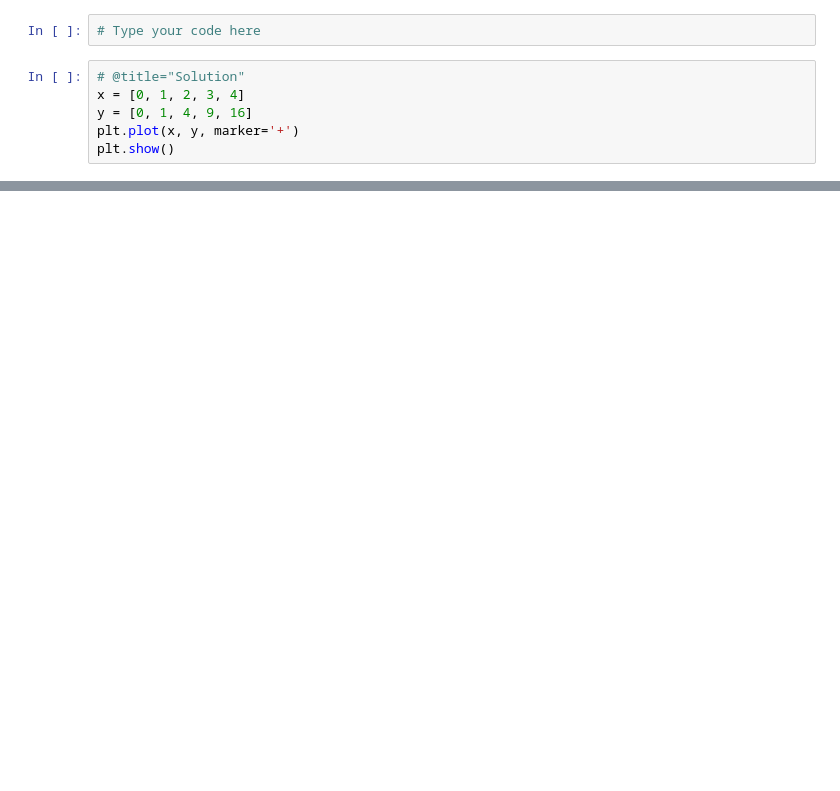
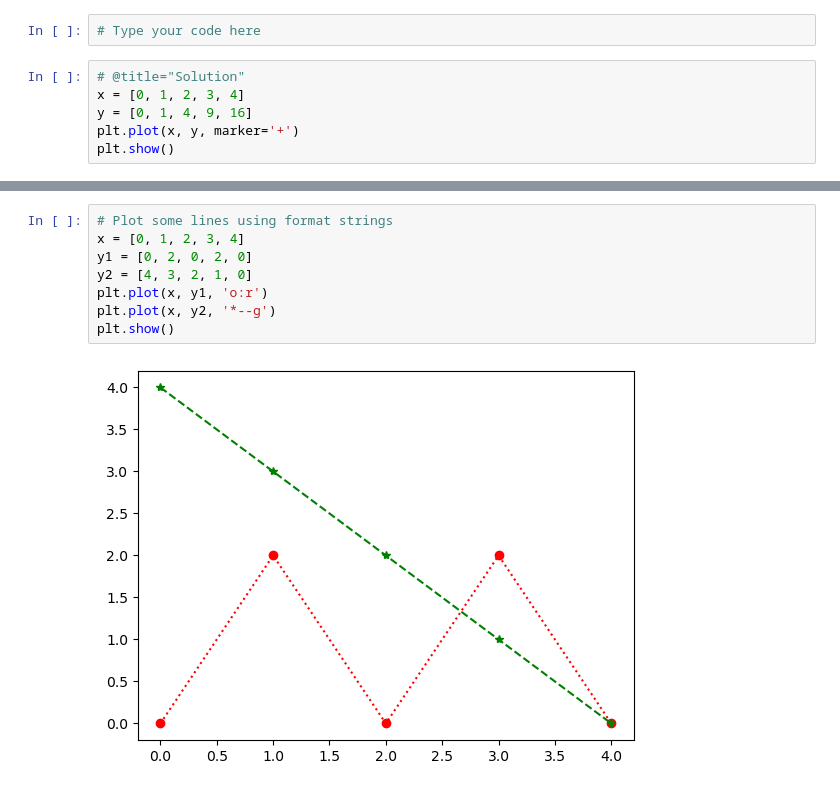
Before and after one commit to guyfrancis/dat1001, a Jupyter notebook: Matplotlib_Part_1.ipynb, the cells around one changed output, grey strips where cells are left out. Drawn from its saved outputs; the diff is of its cells as text; blank space fills up the shorter version.

```diff
--- a/Matplotlib_Part_1.ipynb
+++ b/Matplotlib_Part_1.ipynb
@@ -71,0 +87,10 @@ plt.show()
+# %%
+# Plot some lines using format strings
+x = [0, 1, 2, 3, 4]
+y1 = [0, 2, 0, 2, 0]
+y2 = [4, 3, 2, 1, 0]
+plt.plot(x, y1, 'o:r')
+plt.plot(x, y2, '*--g')
+plt.show()
+# %% [output]
+[figure, added]
```
Also changed, not shown: parts of 12 cells of this notebook, 1 other file.
